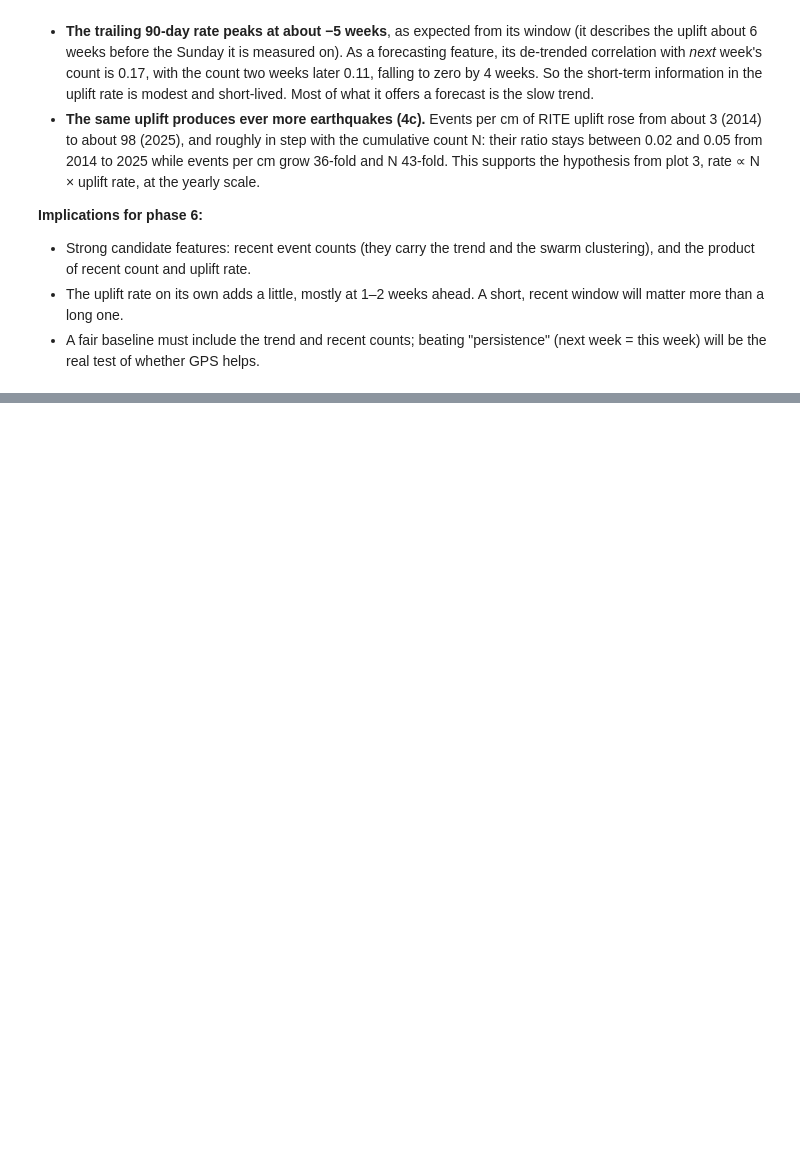
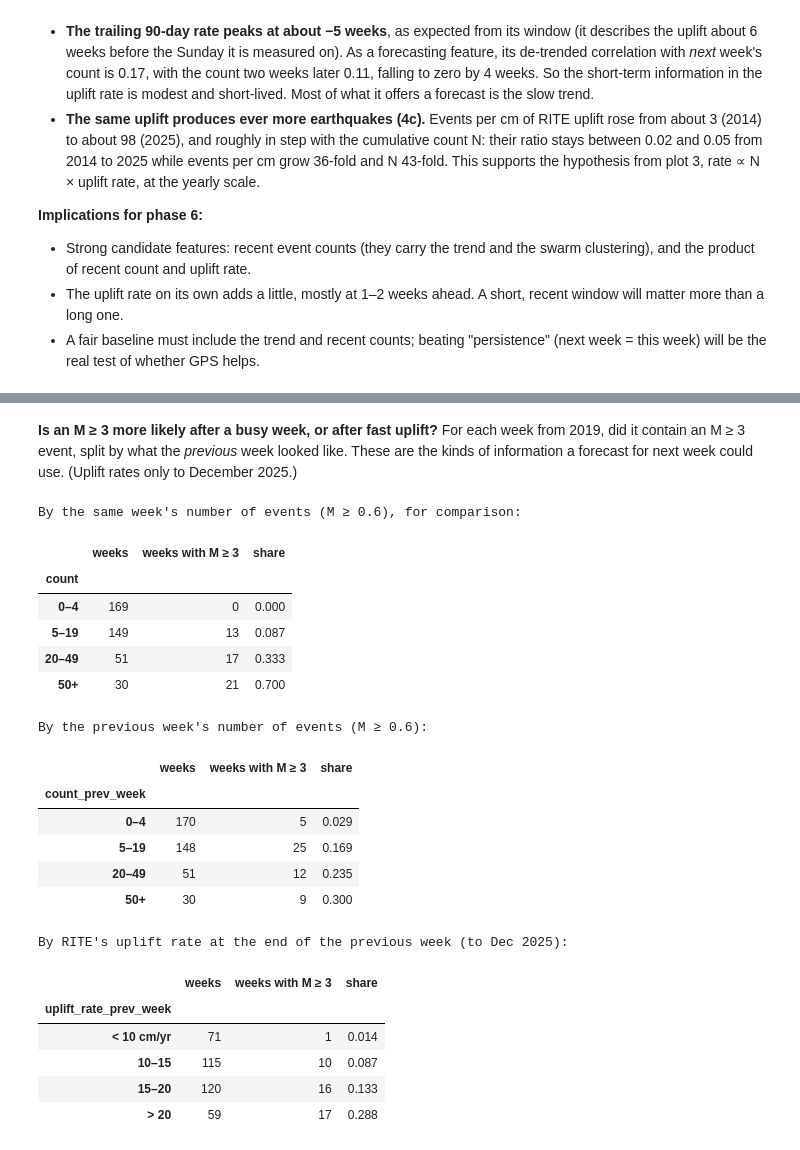
Before and after one commit to PatrickBolton/flegrei-seismicity, a Jupyter notebook: notebooks/02_explore.ipynb, the cells around one changed output, grey strips where cells are left out. Drawn from its saved outputs; the diff is of its cells as text; code cells hidden in the pictures; blank space fills up the shorter version.

```diff
--- a/notebooks/02_explore.ipynb
+++ b/notebooks/02_explore.ipynb
@@ -454,0 +519,42 @@ yearly.round(2)
+# %% [markdown]
+**Is an M ≥ 3 more likely after a busy week, or after fast uplift?** For each week from 2019, did it contain an M ≥ 3 event, split by what the *previous* week looked like. These are the kinds of information a forecast for next week could use. (Uplift rates only to December 2025.)
+# %%
+weekly = pd.DataFrame({"count": weeks_18, "has_m3": big_weeks.reindex(weeks_18.index, fill_value=0) > 0})
+weekly["count_prev_week"] = weekly["count"].shift(1)
+weekly["uplift_rate_prev_week"] = on_weekday(rite_rate_90, weekly.index, 6).shift(1)
+weekly = weekly[weekly.index >= "2019-01-07"]
+
+def share_with_m3(by, bins, labels):
+    groups = weekly.groupby(pd.cut(weekly[by], bins, labels=labels), observed=True)["has_m3"]
+    return pd.DataFrame({"weeks": groups.size(), "weeks with M ≥ 3": groups.sum(),
+                         "share": groups.mean().round(3)})
+
+print("By the same week's number of events (M ≥ 0.6), for comparison:")
+display(share_with_m3("count", [-1, 4, 19, 49, np.inf], ["0–4", "5–19", "20–49", "50+"]))
+print("By the previous week's number of events (M ≥ 0.6):")
+display(share_with_m3("count_prev_week", [-1, 4, 19, 49, np.inf], ["0–4", "5–19", "20–49", "50+"]))
+print("By RITE's uplift rate at the end of the previous week (to Dec 2025):")
+display(share_with_m3("uplift_rate_prev_week", [-np.inf, 10, 15, 20, np.inf],
+                      ["< 10 cm/yr", "10–15", "15–20", "> 20"]))
+# %% [output]
+By the same week's number of events (M ≥ 0.6), for comparison:
+|  | weeks | weeks with M ≥ 3 | share |
+| count |  |  |  |
+| 0–4 | 169 | 0 | 0.000 |
+| 5–19 | 149 | 13 | 0.087 |
+| 20–49 | 51 | 17 | 0.333 |
+| 50+ | 30 | 21 | 0.700 |
+By the previous week's number of events (M ≥ 0.6):
+|  | weeks | weeks with M ≥ 3 | share |
+| count_prev_week |  |  |  |
+| 0–4 | 170 | 5 | 0.029 |
+| 5–19 | 148 | 25 | 0.169 |
+| 20–49 | 51 | 12 | 0.235 |
+| 50+ | 30 | 9 | 0.300 |
+By RITE's uplift rate at the end of the previous week (to Dec 2025):
+|  | weeks | weeks with M ≥ 3 | share |
+| uplift_rate_prev_week |  |  |  |
+| < 10 cm/yr | 71 | 1 | 0.014 |
+| 10–15 | 115 | 10 | 0.087 |
+| 15–20 | 120 | 16 | 0.133 |
+| > 20 | 59 | 17 | 0.288 |
```
Also changed, not shown: parts of 7 cells of this notebook.
